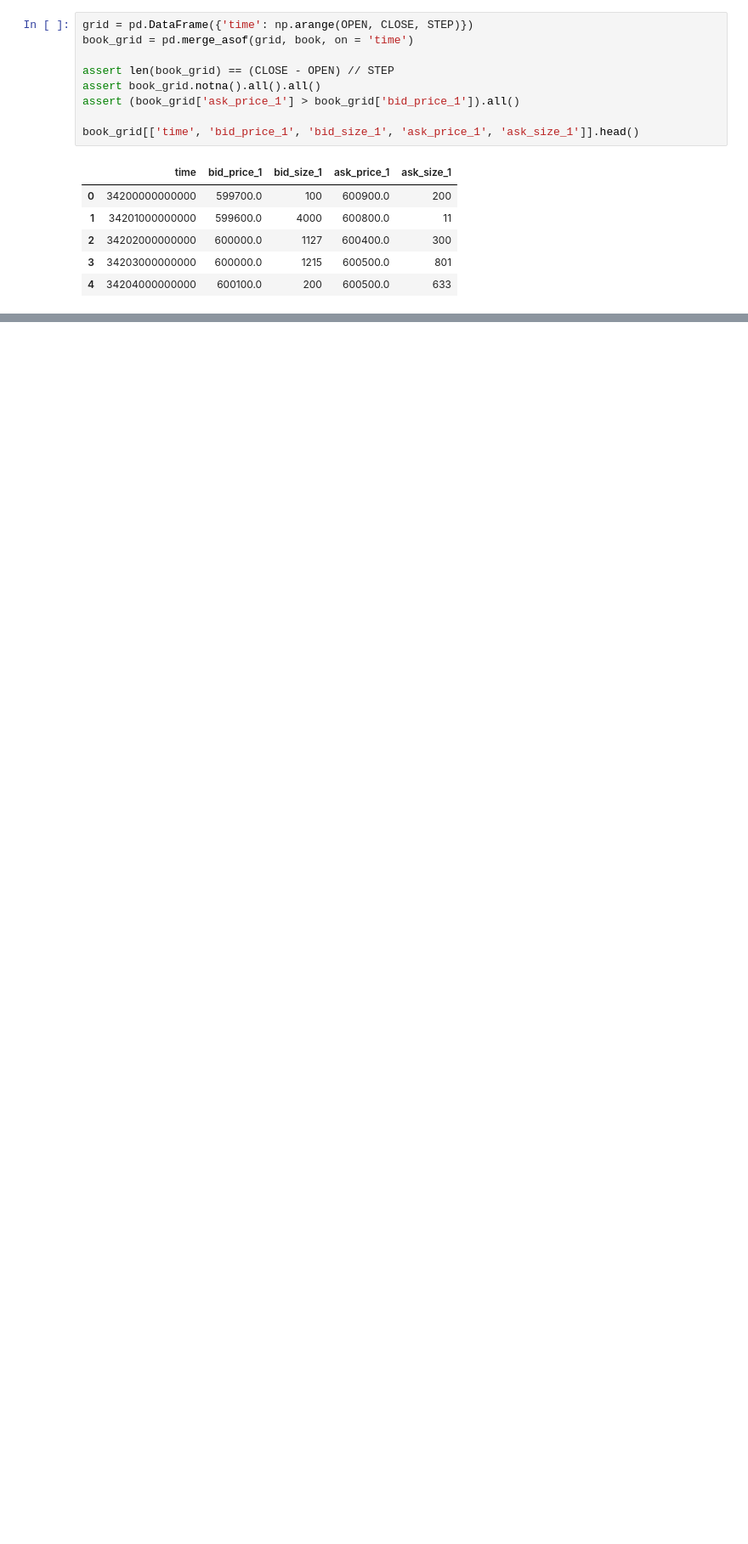
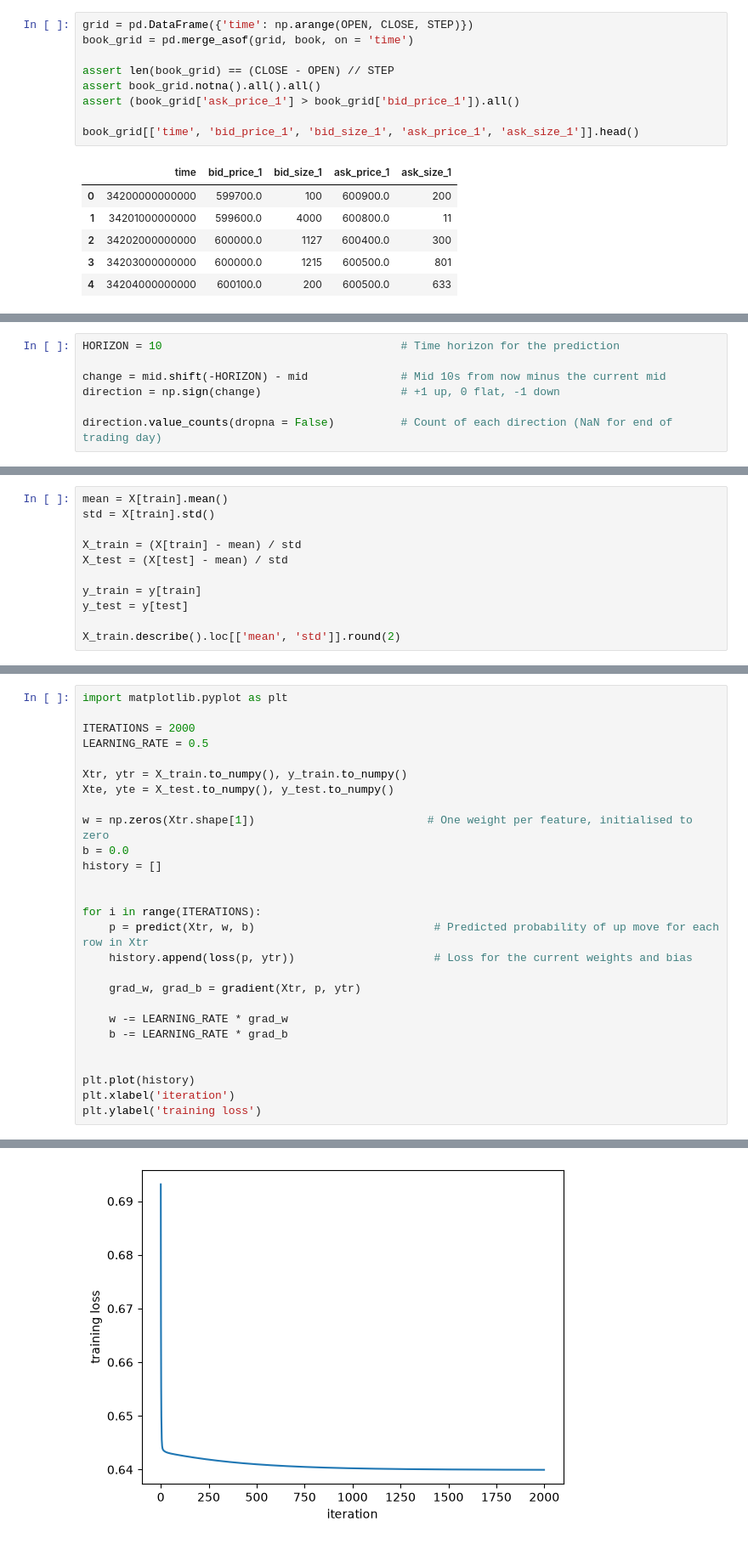
Before and after one commit to aaronrose227/Learning-ML-with-L3-Data, a Jupyter notebook: logistic_regression.ipynb, the cells around one changed output, grey strips where cells are left out. Shown at 85% size. Drawn from its saved outputs; the diff is of its cells as text; blank space fills up the shorter version.

```diff
--- a/logistic_regression.ipynb
+++ b/logistic_regression.ipynb
@@ -109,0 +154,7 @@ features = pd.DataFrame(index = book_grid.index)
+# %%
+HORIZON = 10                                    # Time horizon for the prediction
+
+change = mid.shift(-HORIZON) - mid              # Mid 10s from now minus the current mid
+direction = np.sign(change)                     # +1 up, 0 flat, -1 down
+
+direction.value_counts(dropna = False)          # Count of each direction (NaN for end of trading day)
@@ -109,0 +195,11 @@ features = pd.DataFrame(index = book_grid.index)
+# %%
+mean = X[train].mean()
+std = X[train].std()
+
+X_train = (X[train] - mean) / std
+X_test = (X[test] - mean) / std
+
+y_train = y[train]
+y_test = y[test]
+
+X_train.describe().loc[['mean', 'std']].round(2)
@@ -109,0 +329,28 @@ features = pd.DataFrame(index = book_grid.index)
+# %%
+import matplotlib.pyplot as plt
+
+ITERATIONS = 2000
+LEARNING_RATE = 0.5
+
+Xtr, ytr = X_train.to_numpy(), y_train.to_numpy()
+Xte, yte = X_test.to_numpy(), y_test.to_numpy()
+
+w = np.zeros(Xtr.shape[1])                          # One weight per feature, initialised to zero
+b = 0.0
+history = []
+
+
+for i in range(ITERATIONS):
+    p = predict(Xtr, w, b)                           # Predicted probability of up move for each row in Xtr
+    history.append(loss(p, ytr))                     # Loss for the current weights and bias
+
+    grad_w, grad_b = gradient(Xtr, p, ytr)
+
+    w -= LEARNING_RATE * grad_w
+    b -= LEARNING_RATE * grad_b
+
+
+plt.plot(history)
+plt.xlabel('iteration')
+plt.ylabel('training loss')
+# %% [output]
@@ -109,0 +358 @@ features = pd.DataFrame(index = book_grid.index)
+[figure, added]
```
Also changed, not shown: parts of 16 cells of this notebook.
